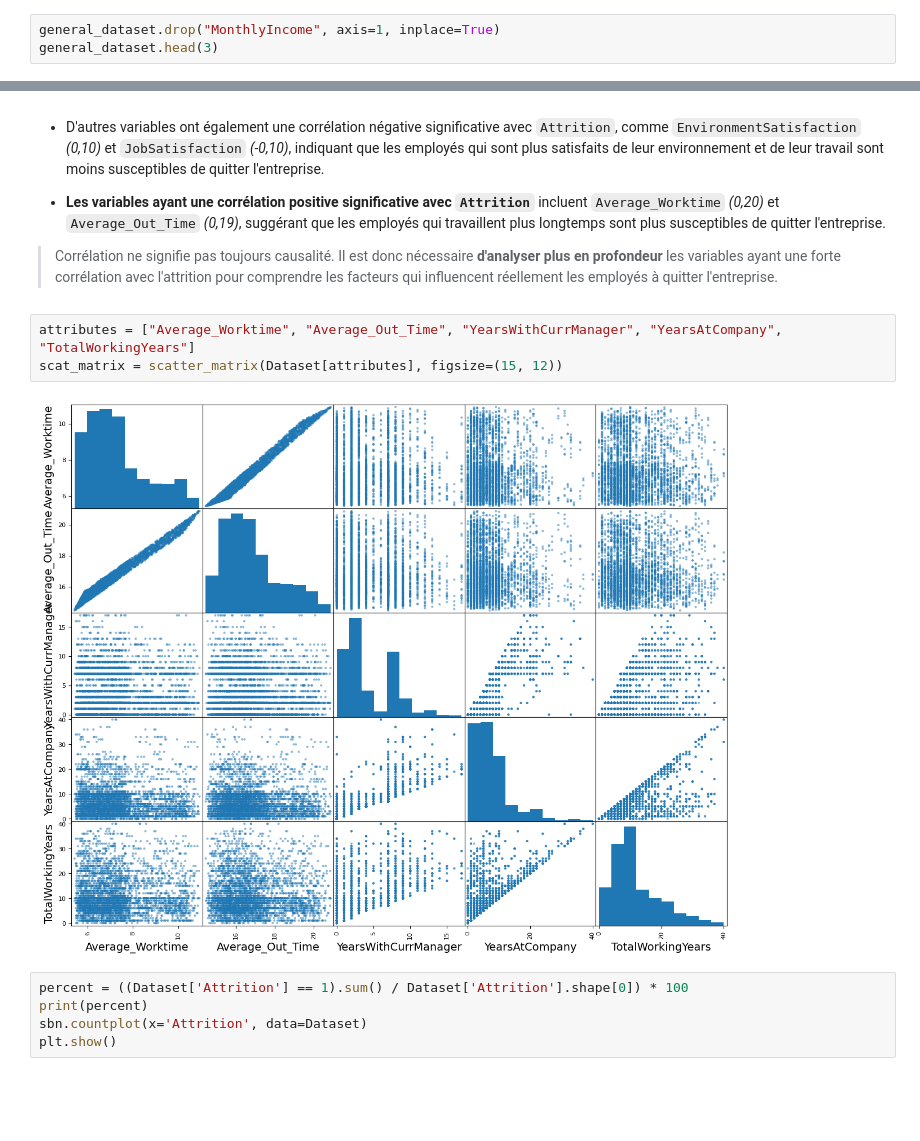
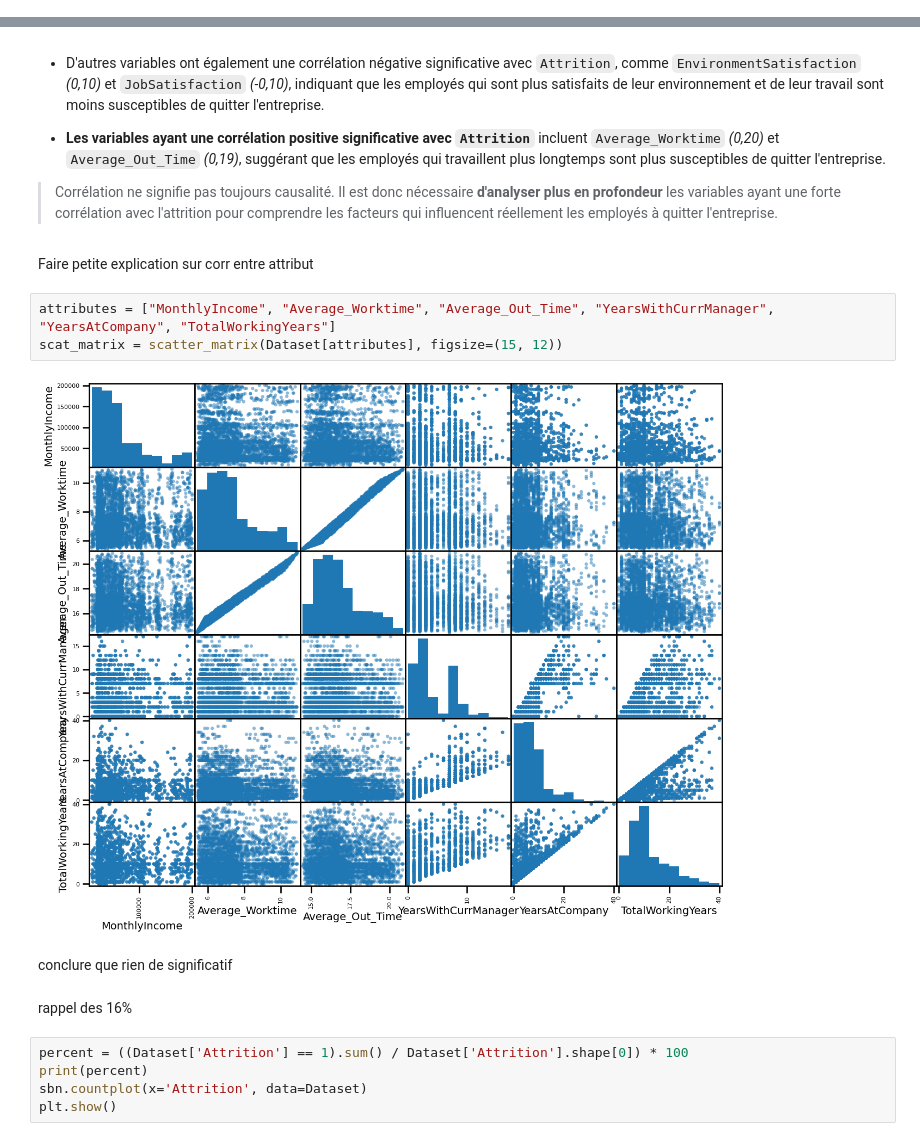
Before and after one commit to OscarPALISSOT/ML_Classifier_CESI_A4, a Jupyter notebook: notebook/Import_data.ipynb, the cells around one changed output, grey strips where cells are left out. Cells and saved outputs as stored; diff of their text form; blank space fills up the shorter version.

```diff
--- a/notebook/Import_data.ipynb
+++ b/notebook/Import_data.ipynb
@@ -261,3 +220,0 @@ Il suffit alors d'executer un **.drop()**
-# %%
-general_dataset.drop("MonthlyIncome", axis=1, inplace=True)
-general_dataset.head(3)
@@ -424,11 +376,17 @@ D'après la matrice de corrélation ci dessus, nous pouvons déduire quelque fai
 - **Les variables ayant une corrélation positive significative avec `Attrition`** incluent `Average_Worktime` *(0,20)* et `Average_Out_Time` *(0,19)*, suggérant que les employés qui travaillent plus longtemps sont plus susceptibles de quitter l'entreprise.
 
 > Corrélation ne signifie pas toujours causalité. Il est donc nécessaire **d'analyser plus en profondeur** les variables ayant une forte corrélation avec l'attrition pour comprendre les facteurs qui influencent réellement les employés à quitter l'entreprise.
+# %% [markdown]
+Faire petite explication sur corr entre attribut
 # %%
-attributes = ["Average_Worktime", "Average_Out_Time", "YearsWithCurrManager", "YearsAtCompany", "TotalWorkingYears"]
+attributes = ["MonthlyIncome", "Average_Worktime", "Average_Out_Time", "YearsWithCurrManager", "YearsAtCompany", "TotalWorkingYears"]
 scat_matrix = scatter_matrix(Dataset[attributes], figsize=(15, 12))
 # %% [output]
-[figure, old version]
+[figure, new version]
+# %% [markdown]
+conclure que rien de significatif
+# %% [markdown]
+rappel des 16%
 # %%
 percent = ((Dataset['Attrition'] == 1).sum() / Dataset['Attrition'].shape[0]) * 100
 print(percent)
```
Also changed, not shown: parts of 35 cells of this notebook.
